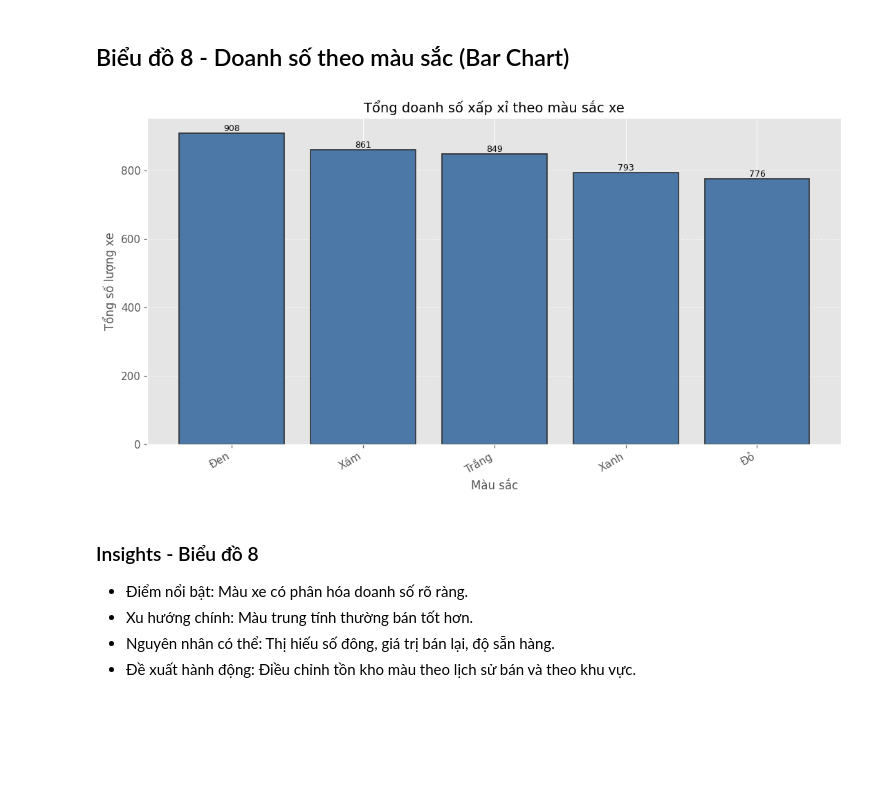
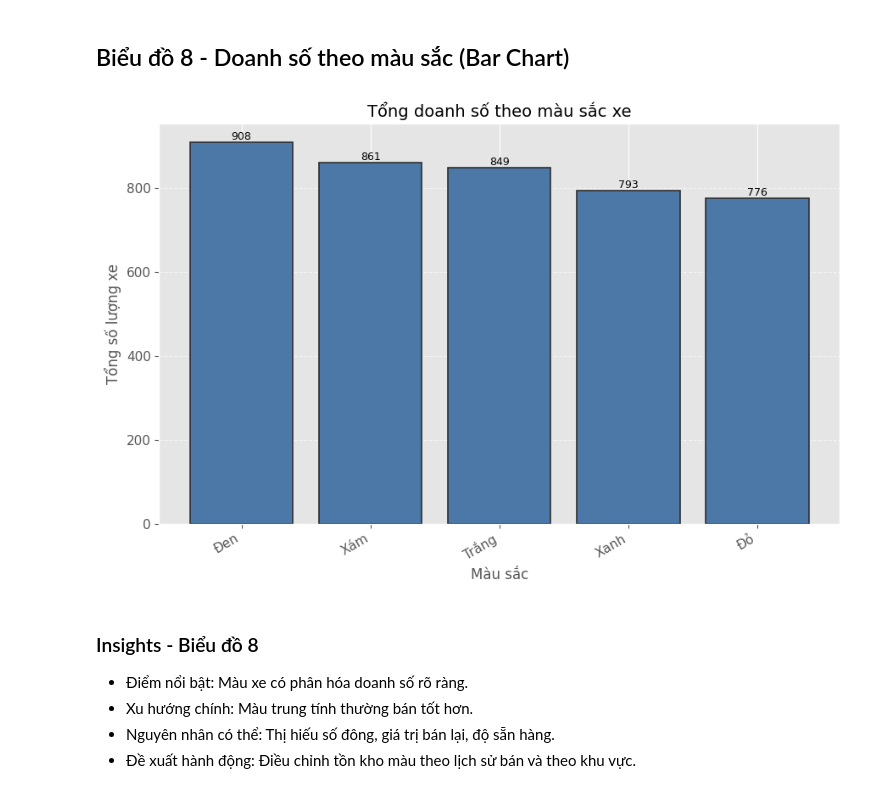
Before and after one commit to lemon-01/cd3, a Jupyter notebook: Ford_Sales_Analysis_2023_2025.ipynb, the cells around one changed output. Cells and saved outputs as stored; diff of their text form; code cells hidden in the pictures; blank space fills up the shorter version.

```diff
--- a/Ford_Sales_Analysis_2023_2025.ipynb
+++ b/Ford_Sales_Analysis_2023_2025.ipynb
@@ -118,7 +118,7 @@ plt.show()
 sales_by_year = df.groupby('Năm', as_index=False)['Số lượng (xe)'].sum()
 fig, ax = plt.subplots()
 bars = ax.bar(sales_by_year['Năm'].astype(str), sales_by_year['Số lượng (xe)'], color=['#4C78A8', '#F58518', '#54A24B'], edgecolor='#2F2F2F', linewidth=1.2)
-ax.set_title('Tổng doanh số xấp xỉ theo năm')
+ax.set_title('Tổng doanh số theo năm')
 ax.set_xlabel('Năm')
 ax.set_ylabel('Tổng số lượng xe')
 ax.grid(True, axis='y', linestyle='--', alpha=0.6)
@@ -204,7 +225,7 @@ sales_by_model = (
 )
 fig, ax = plt.subplots(figsize=(12, 6))
 bars = ax.bar(sales_by_model['Dòng xe'], sales_by_model['Số lượng (xe)'], color='#E45756', edgecolor='#2F2F2F', linewidth=1.2)
-ax.set_title('Tổng doanh số xấp xỉ theo dòng xe')
+ax.set_title('Tổng doanh số theo dòng xe')
 ax.set_xlabel('Dòng xe')
 ax.set_ylabel('Tổng số lượng xe')
 ax.grid(True, axis='y', linestyle='--', alpha=0.6)
@@ -271,24 +292,24 @@ plt.show()
 # %%
 # Mục đích: Tổng hợp số xe bán theo màu sắc, sắp xếp giảm dần và vẽ cột so sánh nhằm quan sát thị hiếu màu xe của khách hàng.
 sales_by_color = (
     df.groupby('Màu', as_index=False)['Số lượng (xe)']
       .sum()
       .sort_values('Số lượng (xe)', ascending=False)
 )
-fig, ax = plt.subplots(figsize=(11, 6))
+fig, ax = plt.subplots(figsize=(9, 6))
 bars = ax.bar(sales_by_color['Màu'], sales_by_color['Số lượng (xe)'], color='#4C78A8', edgecolor='#2F2F2F', linewidth=1.2)
-ax.set_title('Tổng doanh số xấp xỉ theo màu sắc xe')
+ax.set_title('Tổng doanh số theo màu sắc xe')
 ax.set_xlabel('Màu sắc')
 ax.set_ylabel('Tổng số lượng xe')
 ax.grid(True, axis='y', linestyle='--', alpha=0.6)
 plt.xticks(rotation=30, ha='right')
 for bar in bars:
     height = bar.get_height()
     ax.text(bar.get_x() + bar.get_width()/2, height, f'{int(height):,}', ha='center', va='bottom', fontsize=9)
 plt.tight_layout()
 plt.show()
 # %% [output]
-[figure, old version]
+[figure, new version]
 # %% [markdown]
 ### Insights - Biểu đồ 8
 - Điểm nổi bật: Màu xe có phân hóa doanh số rõ ràng.
```
Also changed, not shown: parts of 12 cells of this notebook, 1 other file.
